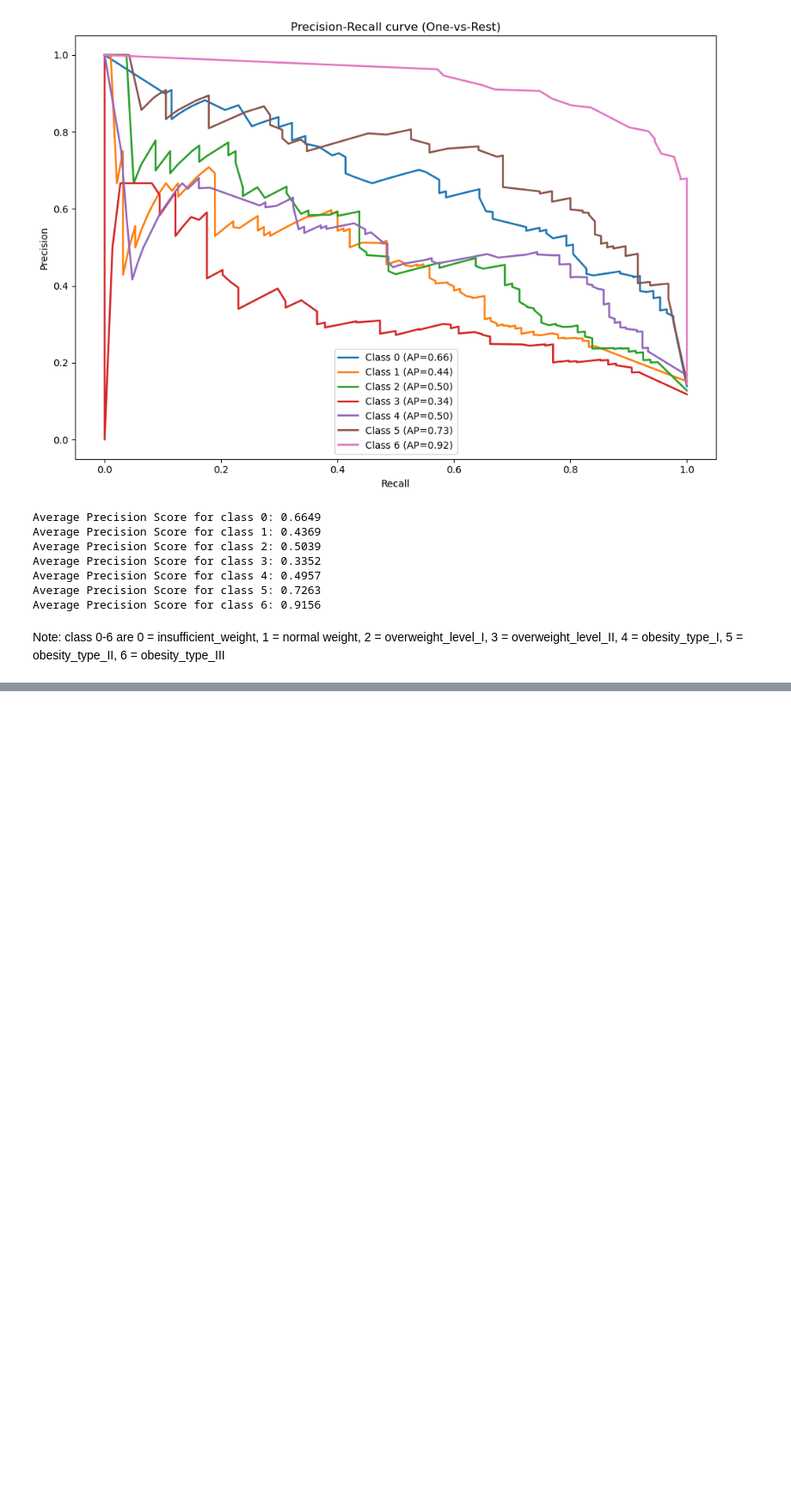
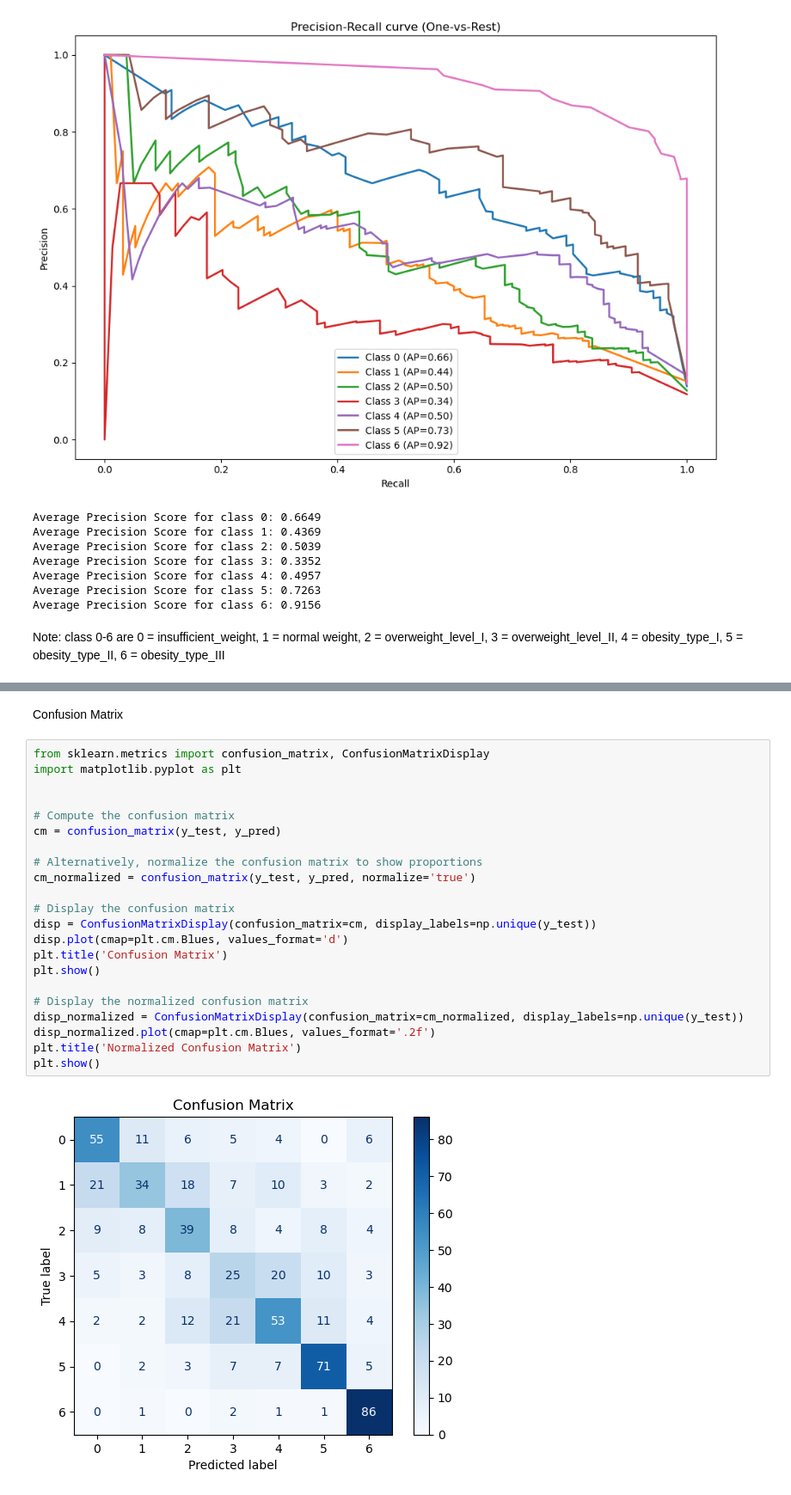
Before and after one commit to KlaudijaK/Final_Project-Obesity-, a Jupyter notebook: Obesity_project.ipynb, the cells around one changed output, grey strips where cells are left out. Shown at 86% size. Cells and saved outputs as stored; diff of their text form; blank space fills up the shorter version.

```diff
--- a/Obesity_project.ipynb
+++ b/Obesity_project.ipynb
@@ -873,0 +966,26 @@ Note: class 0-6 are 0 = insufficient_weight, 1 = normal weight, 2 = overweight_l
+# %% [markdown]
+Confusion Matrix
+# %%
+from sklearn.metrics import confusion_matrix, ConfusionMatrixDisplay
+import matplotlib.pyplot as plt
+
+
+# Compute the confusion matrix
+cm = confusion_matrix(y_test, y_pred)
+
+# Alternatively, normalize the confusion matrix to show proportions
+cm_normalized = confusion_matrix(y_test, y_pred, normalize='true')
+
+# Display the confusion matrix
+disp = ConfusionMatrixDisplay(confusion_matrix=cm, display_labels=np.unique(y_test))
+disp.plot(cmap=plt.cm.Blues, values_format='d')
+plt.title('Confusion Matrix')
+plt.show()
+
+# Display the normalized confusion matrix
+disp_normalized = ConfusionMatrixDisplay(confusion_matrix=cm_normalized, display_labels=np.unique(y_test))
+disp_normalized.plot(cmap=plt.cm.Blues, values_format='.2f')
+plt.title('Normalized Confusion Matrix')
+plt.show()
+# %% [output]
+[figure, added]
```
Also changed, not shown: parts of 7 cells of this notebook.
